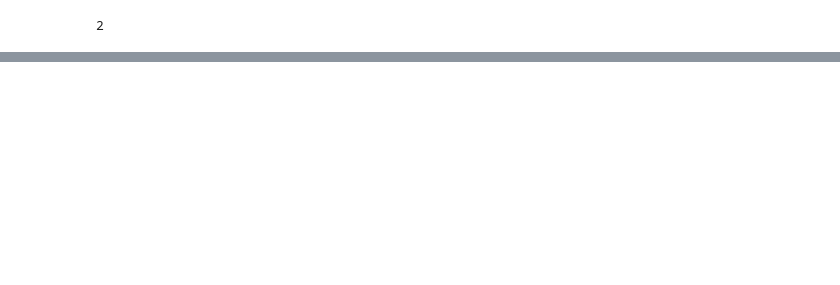
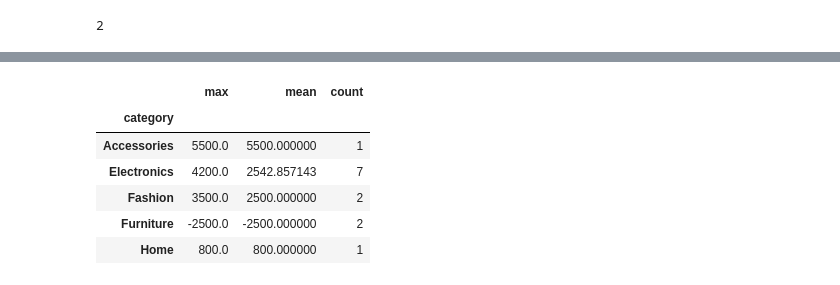
Before and after one commit to Ishann77ojhaa/Data_Analysis, a Jupyter notebook: outliers.ipynb, the cells around one changed output, grey strips where cells are left out. Saved outputs shown, nothing was run; the diff lists cells and outputs as text; code cells hidden in the pictures; blank space fills up the shorter version.

```diff
--- a/outliers.ipynb
+++ b/outliers.ipynb
@@ -144,0 +187,12 @@ Name: price, dtype: float64
+# %%
+#Multiple aggegration
+
+dd.groupby("category")["price"].agg(["max", "mean", "count"])
+# %% [output]
+|  | max | mean | count |
+| category |  |  |  |
+| Accessories | 5500.0 | 5500.000000 | 1 |
+| Electronics | 4200.0 | 2542.857143 | 7 |
+| Fashion | 3500.0 | 2500.000000 | 2 |
+| Furniture | -2500.0 | -2500.000000 | 2 |
+| Home | 800.0 | 800.000000 | 1 |
```
Also changed, not shown: parts of 8 cells of this notebook.
